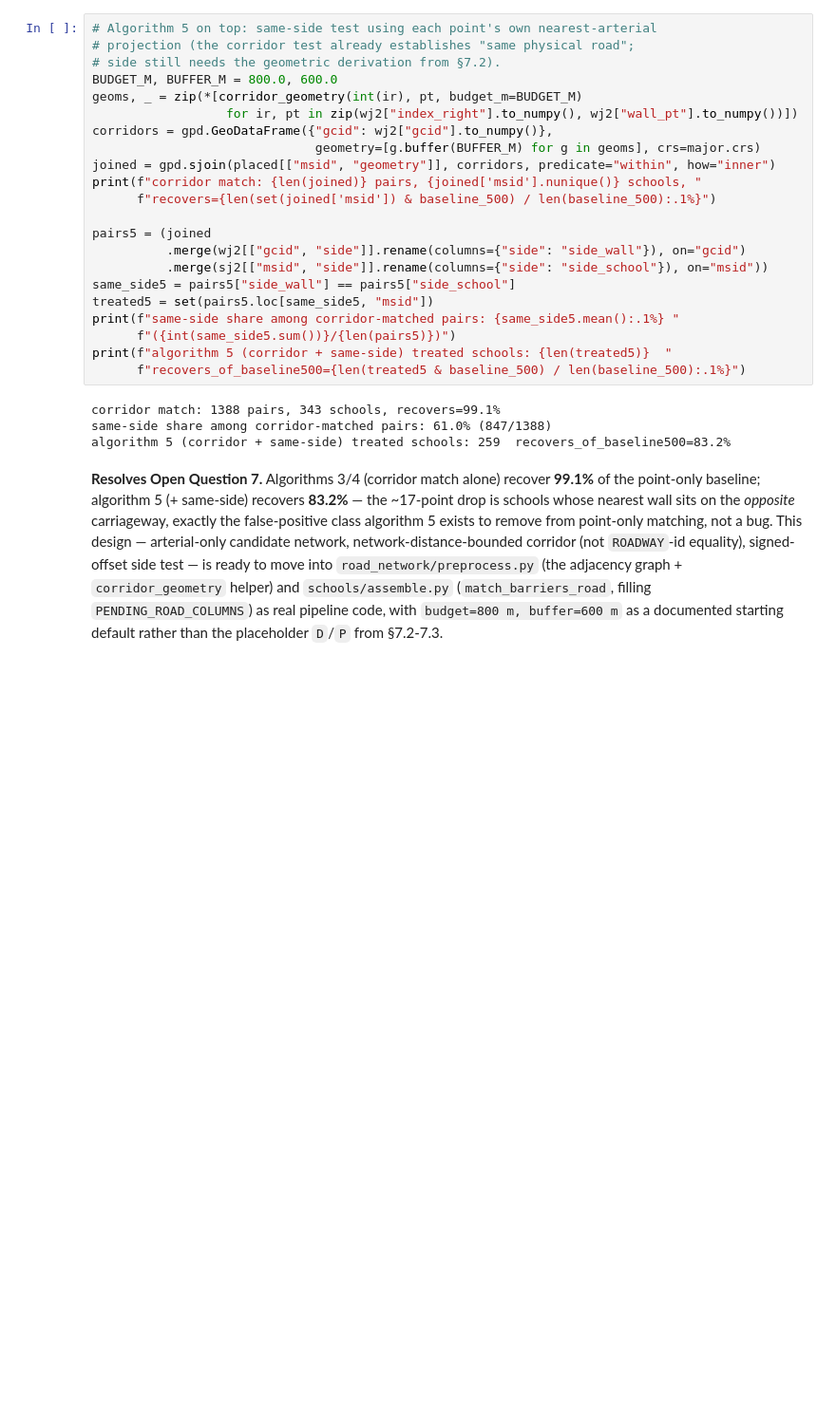
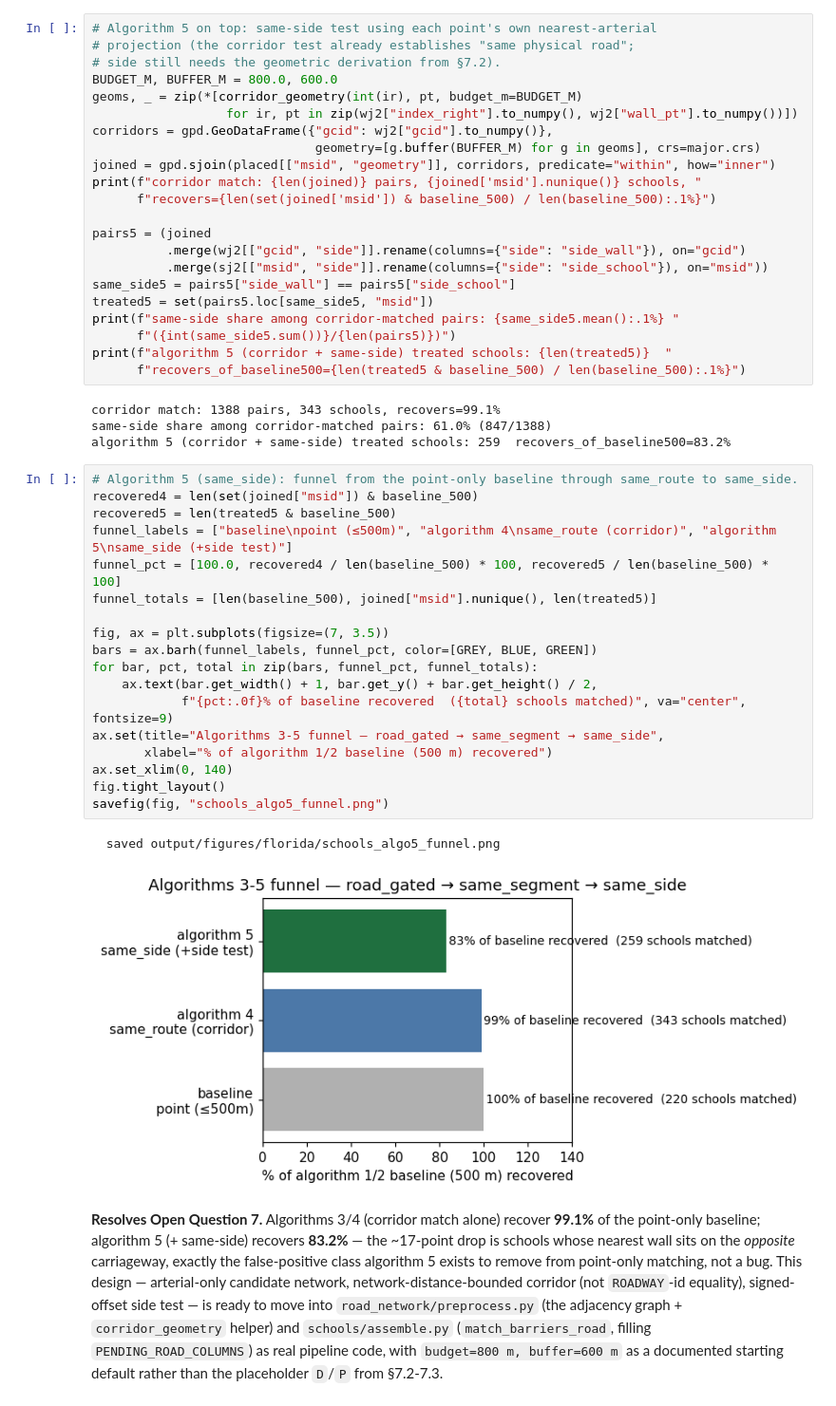
Before and after one commit to felixschulz385/noise-pollution, a Jupyter notebook: src/experiments/florida/schools.ipynb, the cells around one changed output. Shown at 95% size. Saved outputs shown, nothing was run; the diff lists cells and outputs as text; blank space fills up the shorter version.

```diff
--- a/src/experiments/florida/schools.ipynb
+++ b/src/experiments/florida/schools.ipynb
@@ -785,6 +846,27 @@ print(f"algorithm 5 (corridor + same-side) treated schools: {len(treated5)}  "
 corridor match: 1388 pairs, 343 schools, recovers=99.1%
 same-side share among corridor-matched pairs: 61.0% (847/1388)
 algorithm 5 (corridor + same-side) treated schools: 259  recovers_of_baseline500=83.2%
+# %%
+# Algorithm 5 (same_side): funnel from the point-only baseline through same_route to same_side.
+recovered4 = len(set(joined["msid"]) & baseline_500)
+recovered5 = len(treated5 & baseline_500)
+funnel_labels = ["baseline\npoint (≤500m)", "algorithm 4\nsame_route (corridor)", "algorithm 5\nsame_side (+side test)"]
+funnel_pct = [100.0, recovered4 / len(baseline_500) * 100, recovered5 / len(baseline_500) * 100]
+funnel_totals = [len(baseline_500), joined["msid"].nunique(), len(treated5)]
+
+fig, ax = plt.subplots(figsize=(7, 3.5))
+bars = ax.barh(funnel_labels, funnel_pct, color=[GREY, BLUE, GREEN])
+for bar, pct, total in zip(bars, funnel_pct, funnel_totals):
+    ax.text(bar.get_width() + 1, bar.get_y() + bar.get_height() / 2,
+            f"{pct:.0f}% of baseline recovered  ({total} schools matched)", va="center", fontsize=9)
+ax.set(title="Algorithms 3-5 funnel — road_gated → same_segment → same_side",
+       xlabel="% of algorithm 1/2 baseline (500 m) recovered")
+ax.set_xlim(0, 140)
+fig.tight_layout()
+savefig(fig, "schools_algo5_funnel.png")
+# %% [output]
+  saved output/figures/florida/schools_algo5_funnel.png
+[figure, added]
 # %% [markdown]
 **Resolves Open Question 7.** Algorithms 3/4 (corridor match alone) recover
 **99.1%** of the point-only baseline; algorithm 5 (+ same-side) recovers
```
Also changed, not shown: parts of 5 cells of this notebook, 5 other files.
